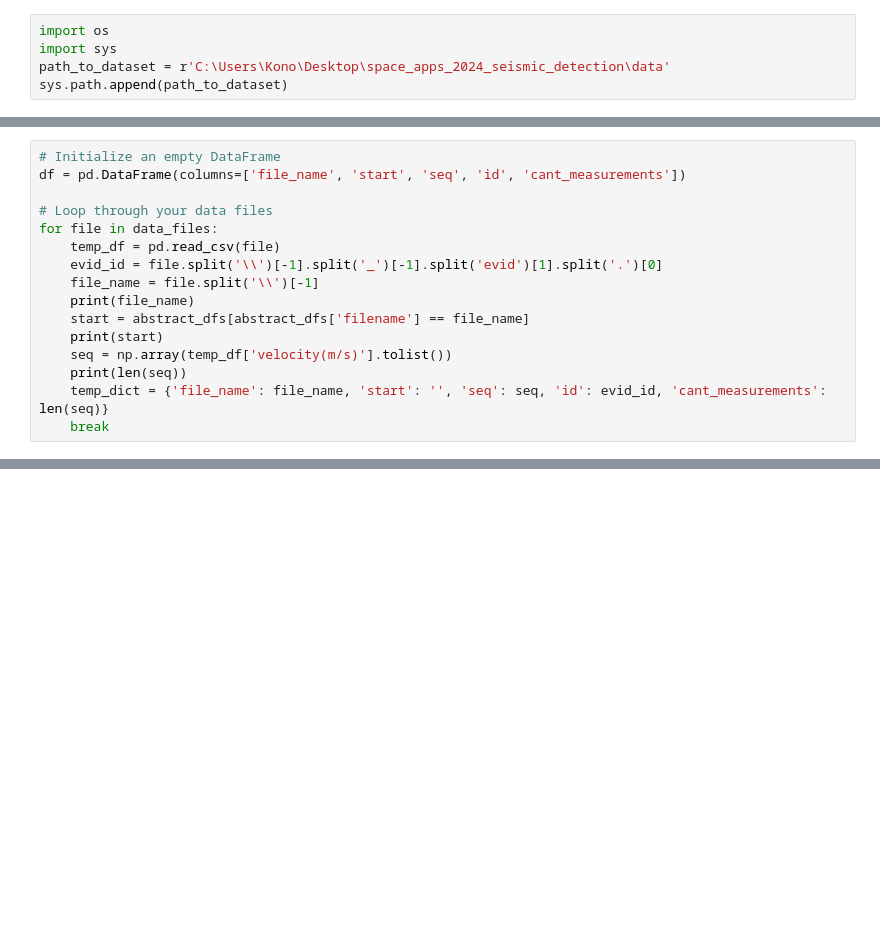
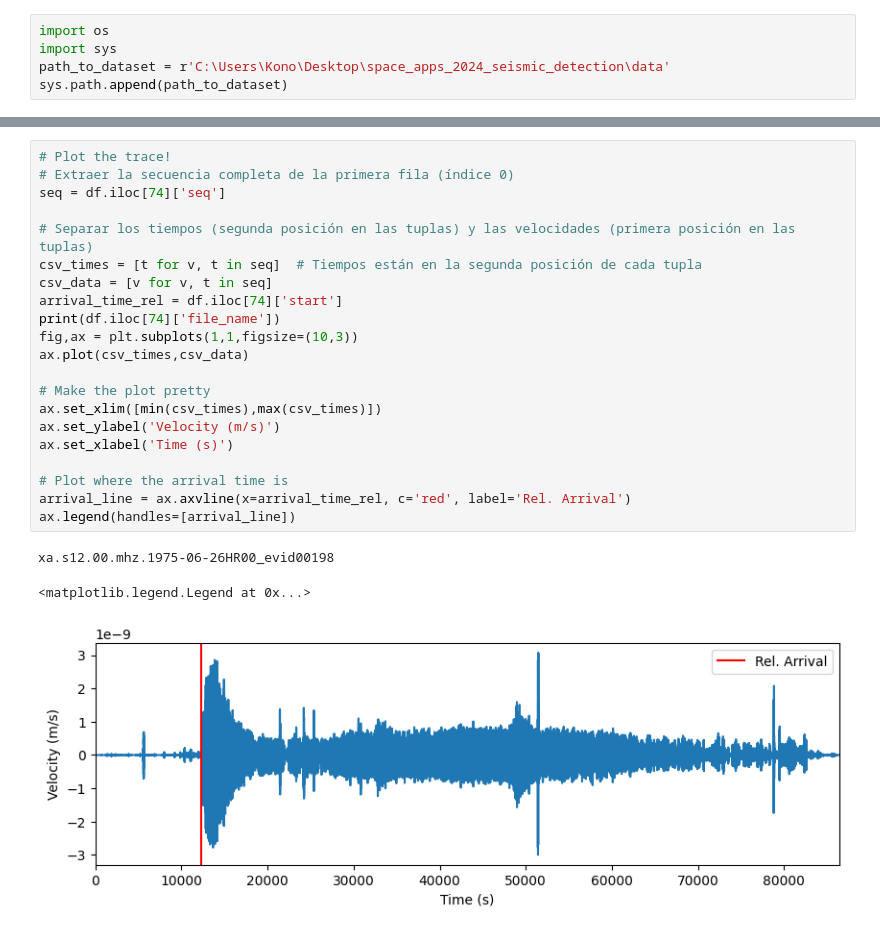
Before and after one commit to matiszpek/NASAhackaton, a Jupyter notebook: SeismicDet.ipynb, the cells around one changed output, grey strips where cells are left out. Saved outputs shown, nothing was run; the diff lists cells and outputs as text; blank space fills up the shorter version.

```diff
--- a/SeismicDet.ipynb
+++ b/SeismicDet.ipynb
@@ -40,16 +26,0 @@ len(data_files), abstract_dfs.head()
-# %%
-# Initialize an empty DataFrame
-df = pd.DataFrame(columns=['file_name', 'start', 'seq', 'id', 'cant_measurements'])
-
-# Loop through your data files
-for file in data_files:
-    temp_df = pd.read_csv(file)
-    evid_id = file.split('\\')[-1].split('_')[-1].split('evid')[1].split('.')[0]
-    file_name = file.split('\\')[-1]
-    print(file_name)
-    start = abstract_dfs[abstract_dfs['filename'] == file_name]
-    print(start)
-    seq = np.array(temp_df['velocity(m/s)'].tolist())
-    print(len(seq))
-    temp_dict = {'file_name': file_name, 'start': '', 'seq': seq, 'id': evid_id, 'cant_measurements': len(seq)}
-    break
@@ -61,0 +91,25 @@ Index: []
+# %%
+# Plot the trace!
+# Extraer la secuencia completa de la primera fila (índice 0)
+seq = df.iloc[74]['seq']
+
+# Separar los tiempos (segunda posición en las tuplas) y las velocidades (primera posición en las tuplas)
+csv_times = [t for v, t in seq]  # Tiempos están en la segunda posición de cada tupla
+csv_data = [v for v, t in seq]
+arrival_time_rel = df.iloc[74]['start']
+print(df.iloc[74]['file_name'])
+fig,ax = plt.subplots(1,1,figsize=(10,3))
+ax.plot(csv_times,csv_data)
+
+# Make the plot pretty
+ax.set_xlim([min(csv_times),max(csv_times)])
+ax.set_ylabel('Velocity (m/s)')
+ax.set_xlabel('Time (s)')
+
+# Plot where the arrival time is
+arrival_line = ax.axvline(x=arrival_time_rel, c='red', label='Rel. Arrival')
+ax.legend(handles=[arrival_line])
+# %% [output]
+xa.s12.00.mhz.1975-06-26HR00_evid00198
+<matplotlib.legend.Legend at 0x...>
+[figure, added]
```
Also changed, not shown: parts of 3 cells of this notebook.
